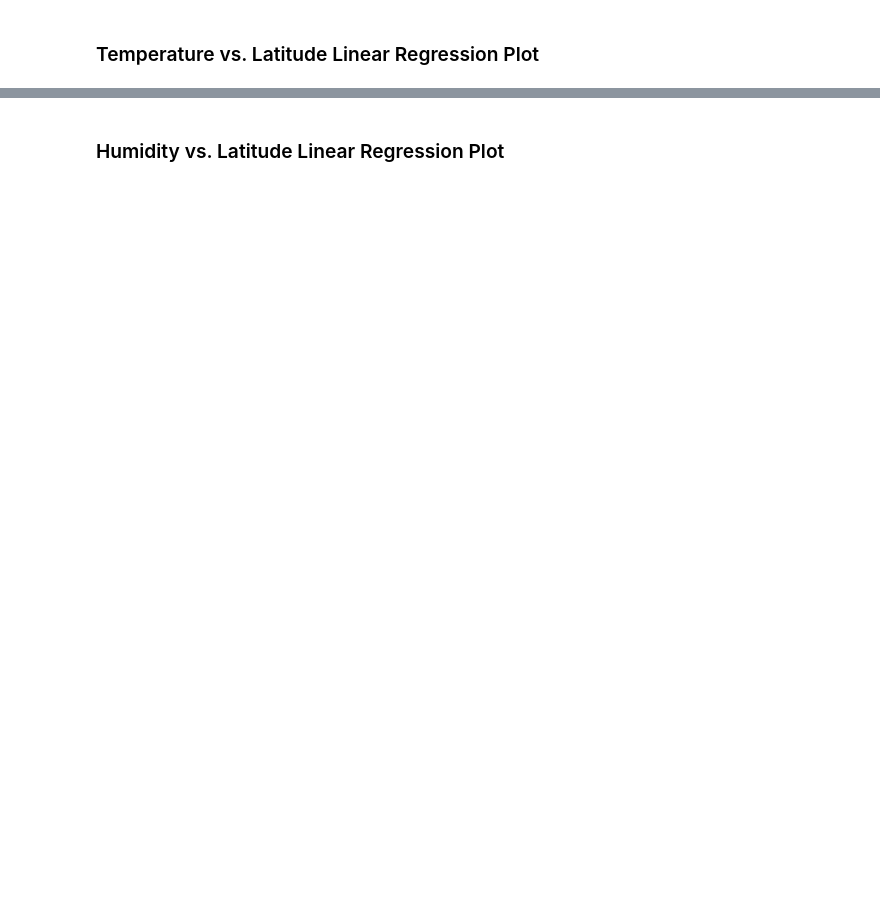
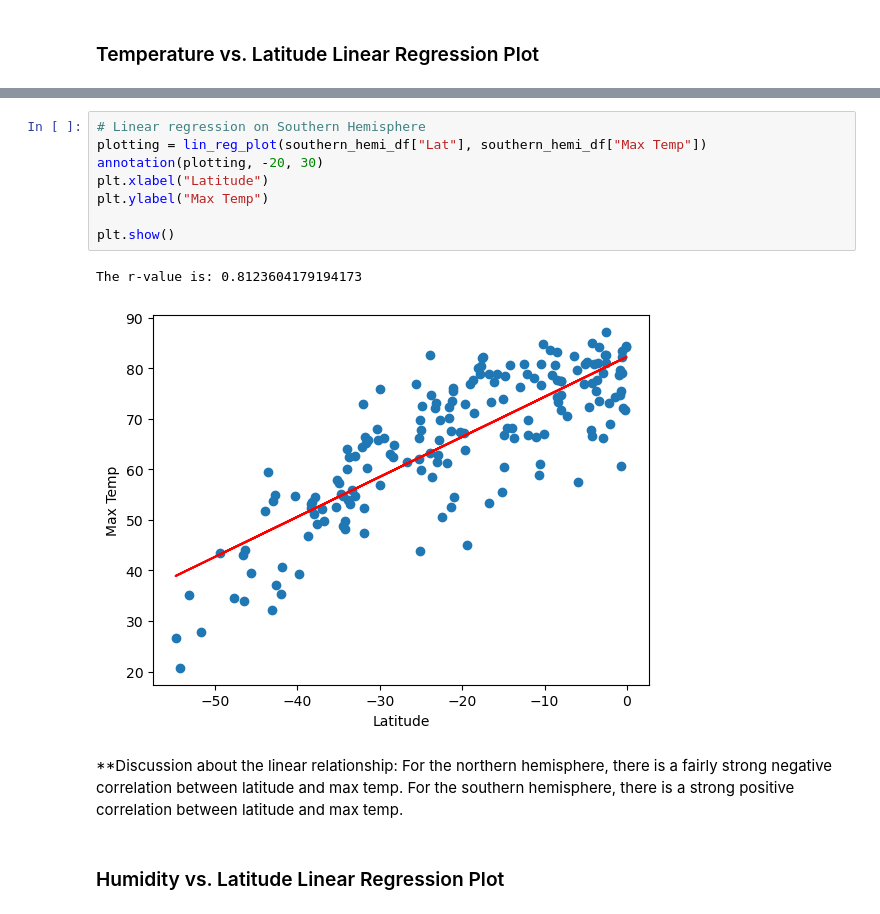
Before and after one commit to brnkath/python-api-challenge, a Jupyter notebook: WeatherPy/WeatherPy.ipynb, the cells around one changed output, grey strips where cells are left out. Cells and saved outputs as stored; diff of their text form; blank space fills up the shorter version.

```diff
--- a/WeatherPy/WeatherPy.ipynb
+++ b/WeatherPy/WeatherPy.ipynb
@@ -327,2 +330,15 @@ The r-value is: 0.4121057168607245
+# %%
+# Linear regression on Southern Hemisphere
+plotting = lin_reg_plot(southern_hemi_df["Lat"], southern_hemi_df["Max Temp"])
+annotation(plotting, -20, 30)
+plt.xlabel("Latitude")
+plt.ylabel("Max Temp")
+
+plt.show()
+# %% [output]
+The r-value is: 0.8123604179194173
+[figure, added]
+# %% [markdown]
+**Discussion about the linear relationship: For the northern hemisphere, there is a fairly strong negative correlation between latitude and max temp. For the southern hemisphere, there is a strong positive correlation between latitude and max temp.
 # %% [markdown]
 ### Humidity vs. Latitude Linear Regression Plot
```
Also changed, not shown: parts of 25 cells of this notebook.
